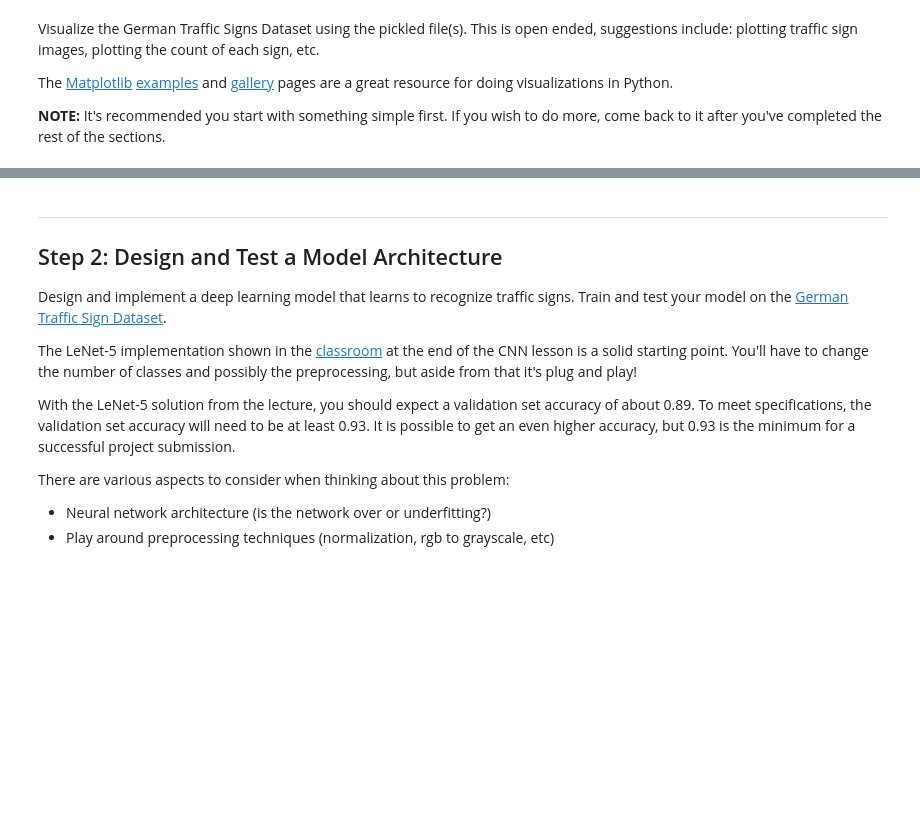
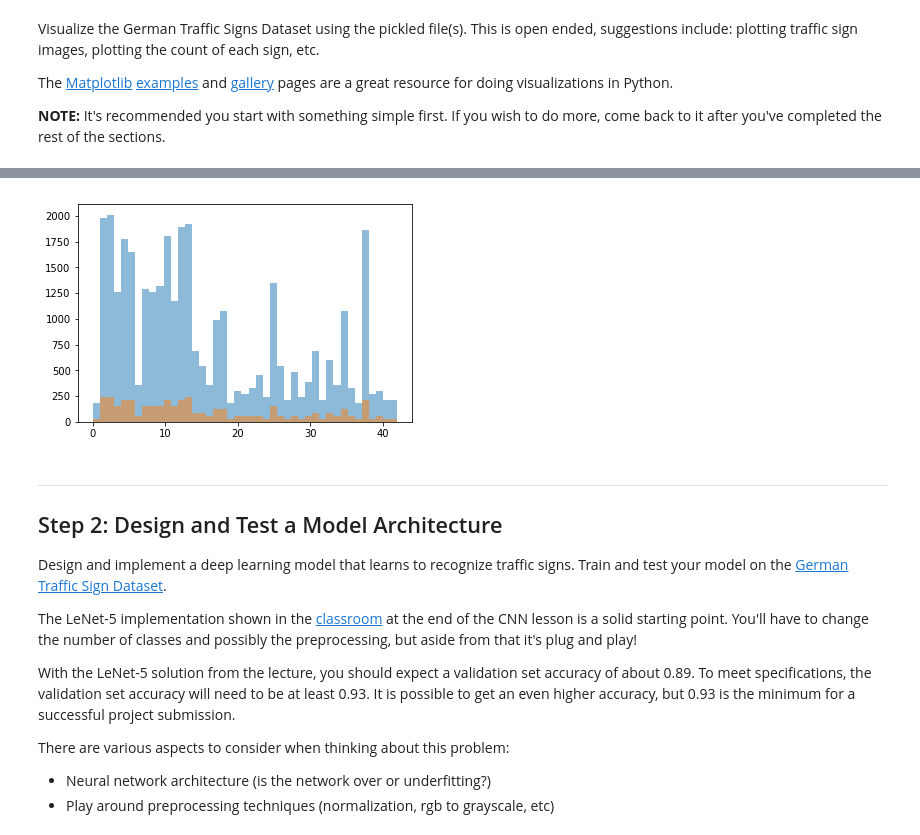
Before and after one commit to drzeinner/CarND-Traffic-Sign-Classifier-Project, a Jupyter notebook: Traffic_Sign_Classifier.ipynb, the cells around one changed output, grey strips where cells are left out. Drawn from its saved outputs; the diff is of its cells as text; code cells hidden in the pictures; blank space fills up the shorter version.

```diff
--- a/Traffic_Sign_Classifier.ipynb
+++ b/Traffic_Sign_Classifier.ipynb
@@ -95,0 +98,90 @@ import matplotlib.pyplot as plt
+# %%
+# Visualizations will be shown in the notebook.
+%matplotlib inline
+
+# =====================================================================================================
+# DATA INSPECTION
+# =====================================================================================================
+# -----------------------------------------------------------------
+# Normalize the pixel value to (-1,1)
+#
+# param    data        The data to be normalized
+# param    inputMin     The minimum value of the input before normalization
+# param    inputMax     The maximum value of the input before normalization
+# param    outputMin    The minimum value of the output after normalization
+# param    outputMax    The maximum value of the output after normalization
+# returns               The normalized value
+#
+def minMaxNormalize(data, inputMin, inputMax, outputMin, outputMax):
+    return outputMin + ((data - inputMin) * (outputMax - outputMin)) / (inputMax - inputMin)
+
+# -----------------------------------------------------------------
+# Display a grid of images
+#
+# param     imageSet        The set of all images to pull from
+# param     indices         The indices of the images to display
+# param     fileName        Name of the image to save
+# param     numCols         The number of columns in the grid
+# param     bNormalized     True if the imageset is normalized to (-1,1)
+#
+def displayImageGrid(imageSet, indices, fileName, numCols=10, bNormalized=True):
+    numImages = len(indices)
+    numRows = ceil(numImages/numCols)
+    rows = []
+    for i in range(numRows):
+        imageRow = []
+        for j in range(numCols):
+            idx = i*numCols + j
+            if (idx >= numImages):
+                imageRow.append(np.zeros([32,32,1]))
+            else:
+                image = imageSet[indices[idx]]
+                if bNormalized:
+                    image = minMaxNormalize(image, -1., 1., 0., 255.)
+                imageRow.append(image)
+        rows.append(np.hstack(imageRow))
+
+    output = np.vstack(rows)
+    cv2.imwrite('visualization/' + fileName, output)
+    cv2.imshow(fileName, output)
+
+# -----------------------------------------------------------------
+# Visualize the dataSet
+#
+# param     bDataDist               Create a histogram of the data set distribution
+# param     bRandomImage            Display a randomImage
+# param     bCompareProcessing      Compare the source image to the processed images
+#
+def inspectData(bDataDist=False, bRandomImage=False, bCompareProcessing=False):
+    train, valid, test = loadData('data_set/')
+    if bDataDist:
+        # plot the number of images in each class
+        plt.hist(train['labels'], 43, alpha=0.5, label='train')
+        plt.hist(valid['labels'], 43, alpha=0.5, label='valid')
+        plt.savefig('visualization/histogram.png')
+    if bRandomImage:
+        randomImage = train['features'][np.random.randint(0, train['features'].shape[0])]
+        plt.imsave('visualization/randomImage.png', randomImage)
+    if bCompareProcessing:
+        pretrain, pvalid, ptest = loadData('preprocess/')
+        numCols = 10
+        numRows = 4
+        orig_rows = []
+        proc_rows = []
+        for i in range(numRows):
+            startIndex = np.random.randint(0, pretrain['features'].shape[0])
+            orig_rows.append(np.hstack(train['features'][startIndex:startIndex+numCols]))
+
+            pImages = minMaxNormalize(pretrain['features'][startIndex:startIndex+numCols], -1., 1., 0., 255.)
+            print('max={}, min={}, mean={}, std={}'.format(np.max(pImages), np.min(pImages),
+                                                           np.mean(pImages), np.std(pImages)))
+            proc_rows.append(np.hstack(pImages))
+            print("{} startIndex={}".format(i, startIndex))
+
+        orig = np.vstack(orig_rows)
+        proc = np.vstack(proc_rows)
+        cv2.imwrite('visualization/orig.png', orig)
+        cv2.imwrite('visualization/proc.png', proc)
+
+inspectData(bDataDist=True, bRandomImage=True, bCompareProcessing=True)
+# %% [output]
@@ -96,3 +196,4 @@ import matplotlib.pyplot as plt
+[figure, added]
 # %% [markdown]
 ----
 
```
Also changed, not shown: parts of 20 cells of this notebook, 19 other files.
